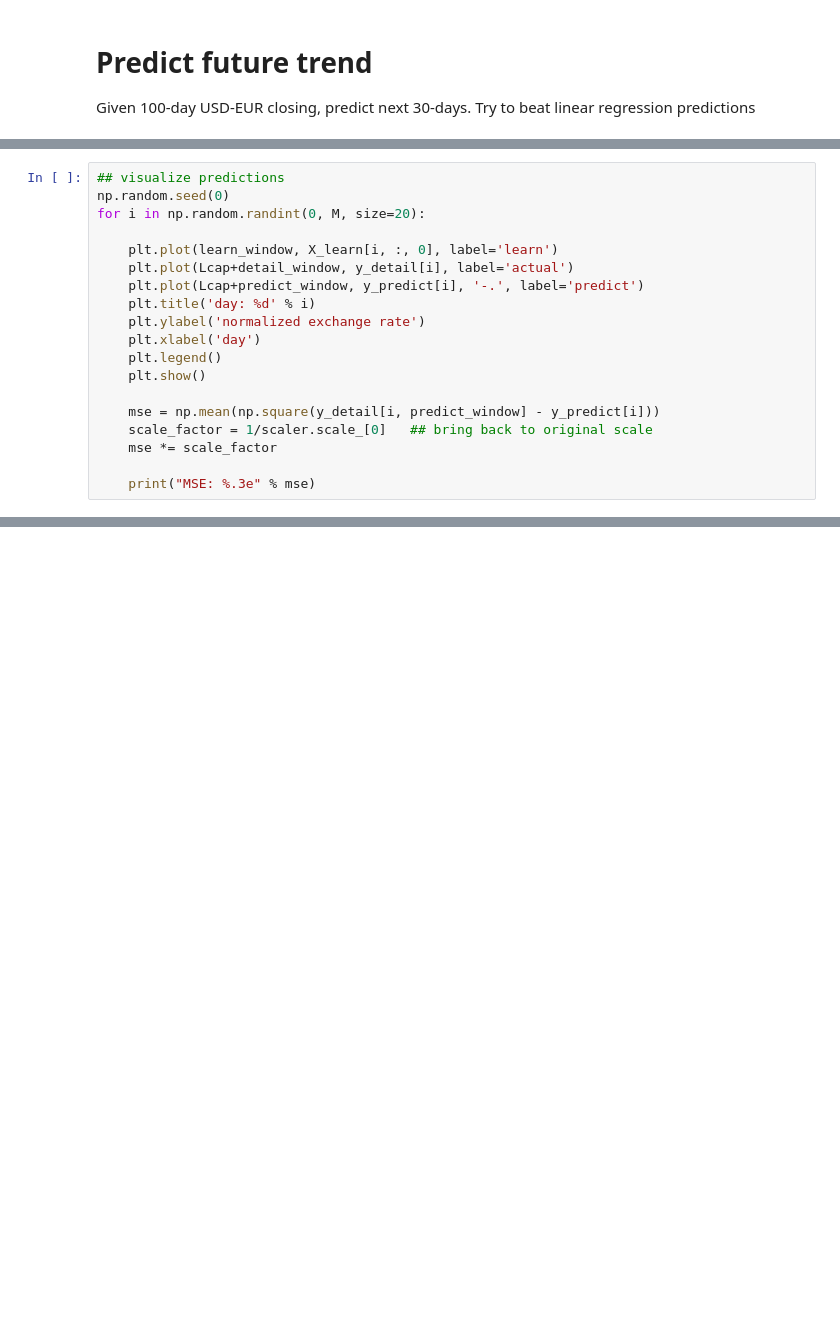
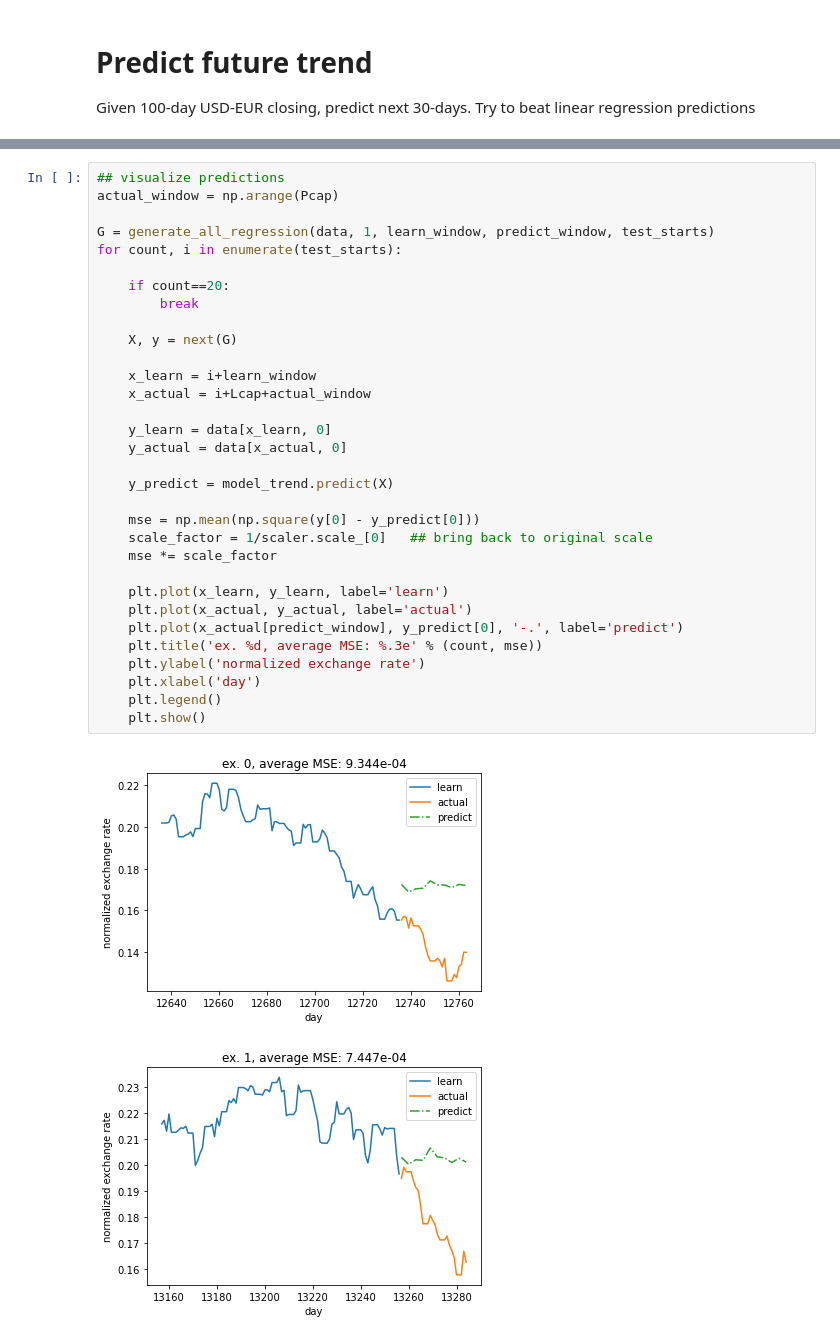
Before and after one commit to kevinddchen/ECE247, a Jupyter notebook: Kevin-RNN.ipynb, the cells around one changed output, grey strips where cells are left out. Saved outputs shown, nothing was run; the diff lists cells and outputs as text; blank space fills up the shorter version.

Commit message:
Add figures

```diff
--- a/Kevin-RNN.ipynb
+++ b/Kevin-RNN.ipynb
@@ -403,19 +375,0 @@ Average MSE: 7.955e-05
-# %%
-## visualize predictions
-np.random.seed(0)
-for i in np.random.randint(0, M, size=20):
-
-    plt.plot(learn_window, X_learn[i, :, 0], label='learn')
-    plt.plot(Lcap+detail_window, y_detail[i], label='actual')
-    plt.plot(Lcap+predict_window, y_predict[i], '-.', label='predict')
-    plt.title('day: %d' % i)
-    plt.ylabel('normalized exchange rate')
-    plt.xlabel('day')
-    plt.legend()
-    plt.show()
-
-    mse = np.mean(np.square(y_detail[i, predict_window] - y_predict[i]))
-    scale_factor = 1/scaler.scale_[0]   ## bring back to original scale
-    mse *= scale_factor
-
-    print("MSE: %.3e" % mse)
@@ -435,0 +376,35 @@ MSE: 1.647e-05
+# %%
+## visualize predictions
+actual_window = np.arange(Pcap)
+
+G = generate_all_regression(data, 1, learn_window, predict_window, test_starts)
+for count, i in enumerate(test_starts):
+
+    if count==20:
+        break
+
+    X, y = next(G)
+
+    x_learn = i+learn_window
+    x_actual = i+Lcap+actual_window
+
+    y_learn = data[x_learn, 0]
+    y_actual = data[x_actual, 0]
+
+    y_predict = model_trend.predict(X)
+
+    mse = np.mean(np.square(y[0] - y_predict[0]))
+    scale_factor = 1/scaler.scale_[0]   ## bring back to original scale
+    mse *= scale_factor
+
+    plt.plot(x_learn, y_learn, label='learn')
+    plt.plot(x_actual, y_actual, label='actual')
+    plt.plot(x_actual[predict_window], y_predict[0], '-.', label='predict')
+    plt.title('ex. %d, average MSE: %.3e' % (count, mse))
+    plt.ylabel('normalized exchange rate')
+    plt.xlabel('day')
+    plt.legend()
+    plt.show()
+# %% [output]
+[figure, added]
+[figure, added]
```
Also changed, not shown: parts of 27 cells of this notebook, 10 other files.
